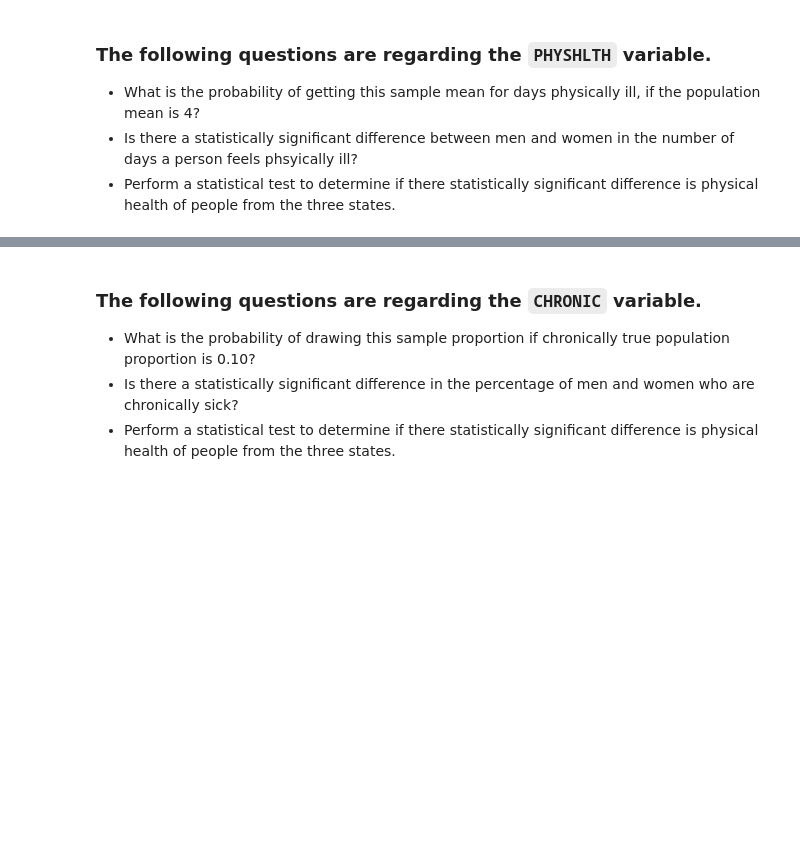
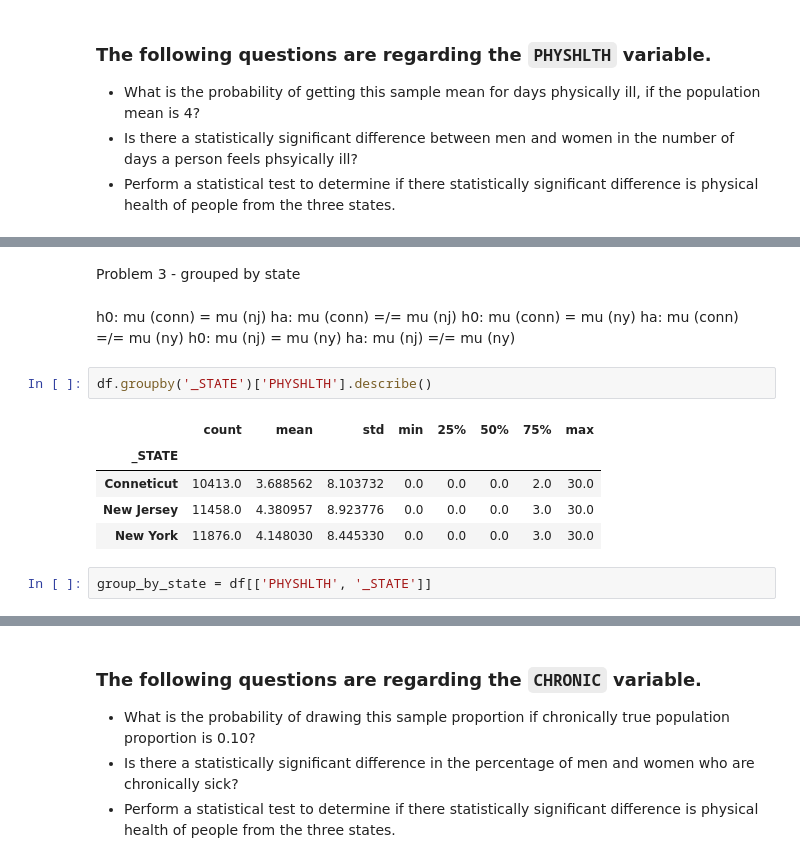
Before and after one commit to Ahila700/nyc-ds-033020-lectures, a Jupyter notebook: Mod_1/STATS_case_study/Stats_project.ipynb, the cells around one changed output, grey strips where cells are left out. Saved outputs shown, nothing was run; the diff lists cells and outputs as text; blank space fills up the shorter version.

```diff
--- a/Mod_1/STATS_case_study/Stats_project.ipynb
+++ b/Mod_1/STATS_case_study/Stats_project.ipynb
@@ -458,0 +568,16 @@ df.plot.scatter(x = 'PHYSHLTH', y = 'Alc_cons')
+# %% [markdown]
+Problem 3 - grouped by state
+# %% [markdown]
+h0: mu (conn) = mu (nj)       ha: mu (conn) =/= mu (nj)
+h0: mu (conn) = mu (ny)       ha: mu (conn) =/= mu (ny)
+h0: mu (nj) = mu (ny)         ha: mu (nj) =/= mu (ny)
+# %%
+df.groupby('_STATE')['PHYSHLTH'].describe()
+# %% [output]
+|  | count | mean | std | min | 25% | 50% | 75% | max |
+| _STATE |  |  |  |  |  |  |  |  |
+| Conneticut | 10413.0 | 3.688562 | 8.103732 | 0.0 | 0.0 | 0.0 | 2.0 | 30.0 |
+| New Jersey | 11458.0 | 4.380957 | 8.923776 | 0.0 | 0.0 | 0.0 | 3.0 | 30.0 |
+| New York | 11876.0 | 4.148030 | 8.445330 | 0.0 | 0.0 | 0.0 | 3.0 | 30.0 |
+# %%
+group_by_state = df[['PHYSHLTH', '_STATE']]
```
Also changed, not shown: parts of 39 cells of this notebook, 1 other file.
